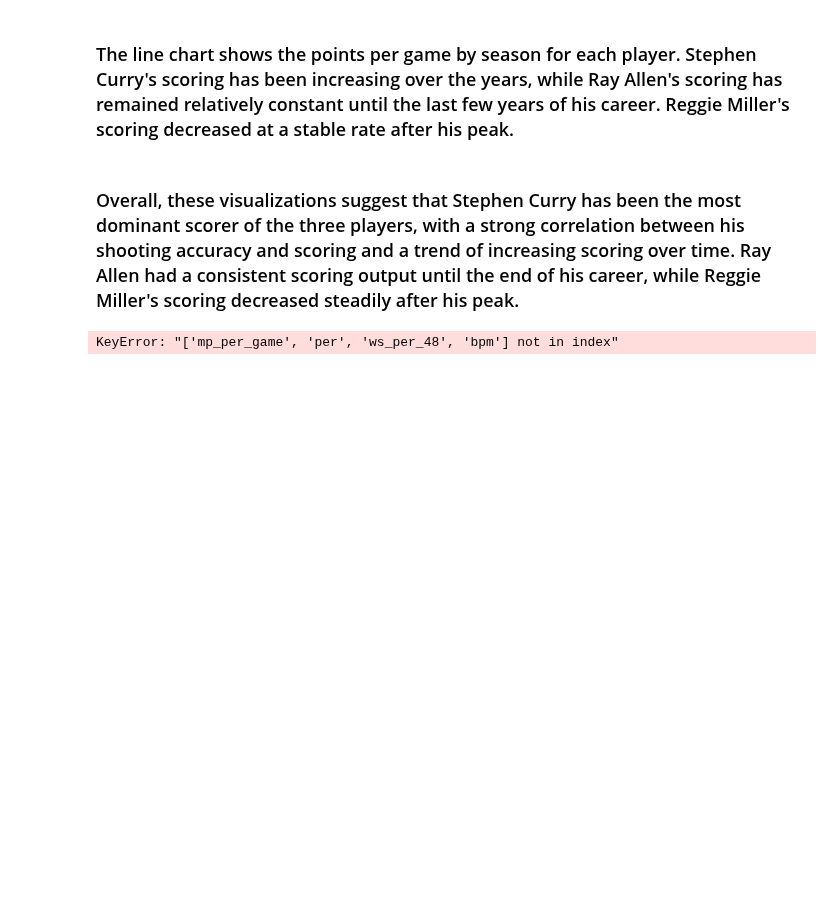
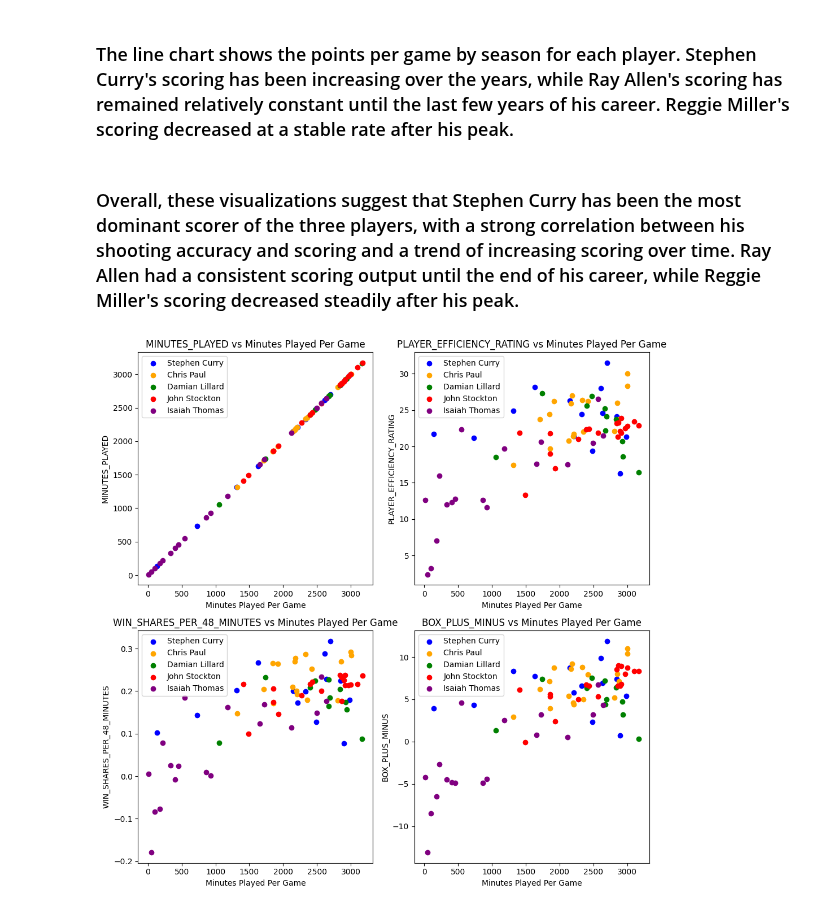
Before and after one commit to ubco-W2022T2-data301/project-group-group-23, a Jupyter notebook: analysis/analysis1.ipynb.ipynb, the cells around one changed output. Drawn from its saved outputs; the diff is of its cells as text; code cells hidden in the pictures; blank space fills up the shorter version.

```diff
--- a/analysis/analysis1.ipynb.ipynb
+++ b/analysis/analysis1.ipynb.ipynb
@@ -49,26 +49,30 @@ plt.show()
 ### Overall, these visualizations suggest that Stephen Curry has been the most dominant scorer of the three players, with a strong correlation between his shooting accuracy and scoring and a trend of increasing scoring over time. Ray Allen had a consistent scoring output until the end of his career, while Reggie Miller's scoring decreased steadily after his peak.
 # %%
 advanced_stats = pd.read_csv('../data/processed/advanced_cleaned.csv')
+selected_cols = ['player_name', 'season', 'position', 'minutes_played', 'player_efficiency_rating', 'win_shares_per_48_minutes', 'box_plus_minus']
 
-# select relevant columns
-selected_cols = ['player_name', 'season', 'mp_per_game', 'per', 'ws_per_48', 'bpm']
+# Create dataframes for Stephen Curry and other PGs
 curry_cols = advanced_stats.loc[advanced_stats['player_name'] == 'Stephen Curry', selected_cols]
-all_time_greats_cols = advanced_stats.loc[advanced_stats['player_name'].isin(['Michael Jordan', 'LeBron James', 'Kobe Bryant']), selected_cols]
+paul_cols = advanced_stats.loc[advanced_stats['player_name'] == 'Chris Paul', selected_cols]
+lillard_cols = advanced_stats.loc[advanced_stats['player_name'] == 'Damian Lillard', selected_cols]
+stockton_cols = advanced_stats.loc[advanced_stats['player_name'] == 'John Stockton', selected_cols]
+thomas_cols = advanced_stats.loc[advanced_stats['player_name'] == 'Isaiah Thomas', selected_cols]
 
-# plot comparison
+# Create scatter plot comparing Curry to other PGs
 fig, axs = plt.subplots(2, 2, figsize=(10, 10))
 axs = axs.flatten()
-labels = ['Stephen Curry', 'Michael Jordan', 'LeBron James', 'Kobe Bryant']
+labels = ['Stephen Curry', 'Chris Paul', 'Damian Lillard', 'John Stockton', 'Isaiah Thomas']
+colors = ['blue', 'orange', 'green', 'red', 'purple']
 
-for i, col in enumerate(selected_cols[2:]):
-    axs[i].scatter(curry_cols['mp_per_game'], curry_cols[col], label=labels[0])
-    axs[i].scatter(all_time_greats_cols['mp_per_game'], all_time_greats_cols[col], label=labels[1:])
+for i, col in enumerate(selected_cols[3:]):
+    for j, player_cols in enumerate([curry_cols, paul_cols, lillard_cols, stockton_cols, thomas_cols]):
+        axs[i].scatter(player_cols['minutes_played'], player_cols[col], label=labels[j], color=colors[j])
     axs[i].set_xlabel('Minutes Played Per Game')
     axs[i].set_ylabel(col.upper())
     axs[i].set_title(f'{col.upper()} vs Minutes Played Per Game')
     axs[i].legend()
 
 plt.tight_layout()
 plt.show()
 # %% [output]
-KeyError: "['mp_per_game', 'per', 'ws_per_48', 'bpm'] not in index"
+[figure, added]
```
